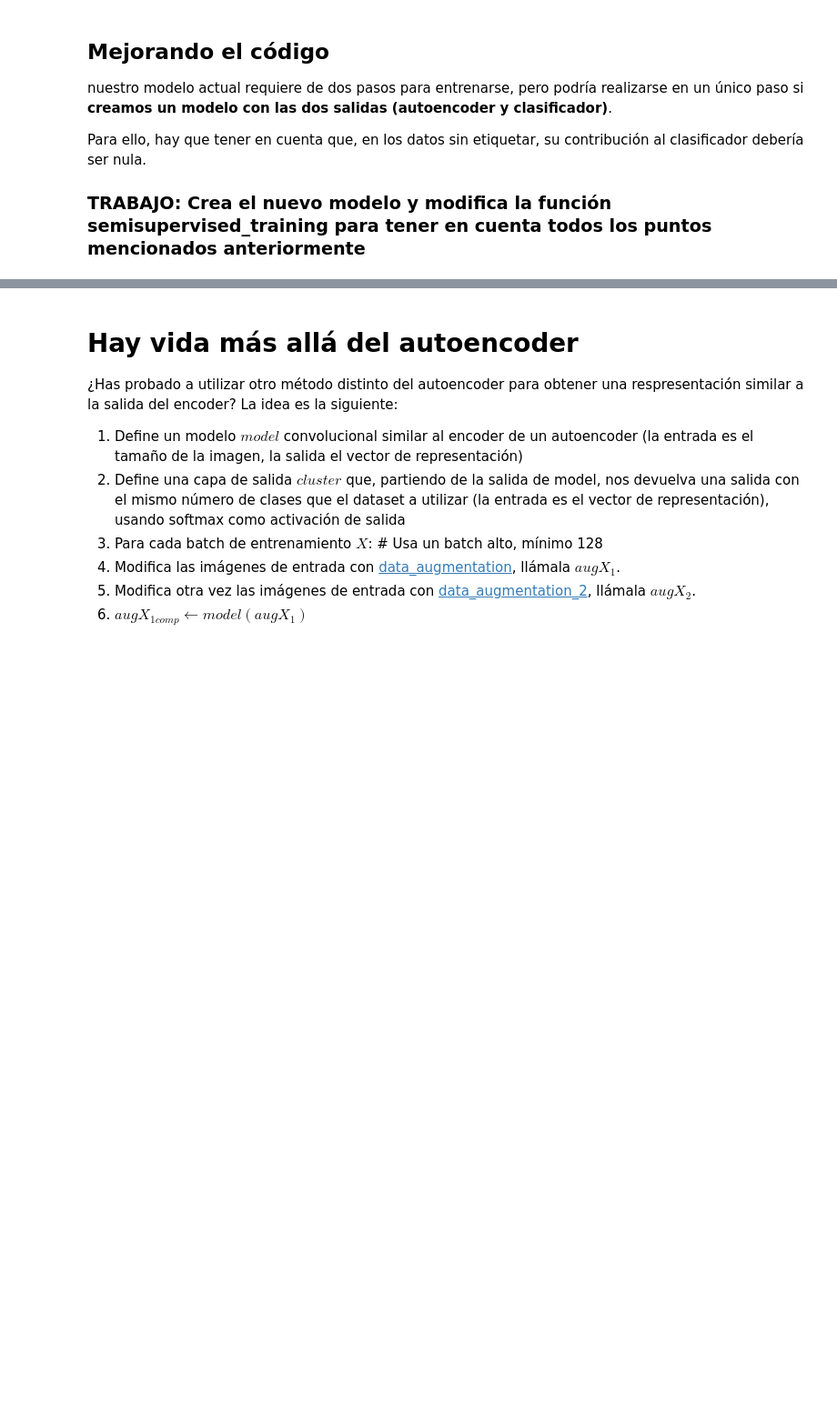
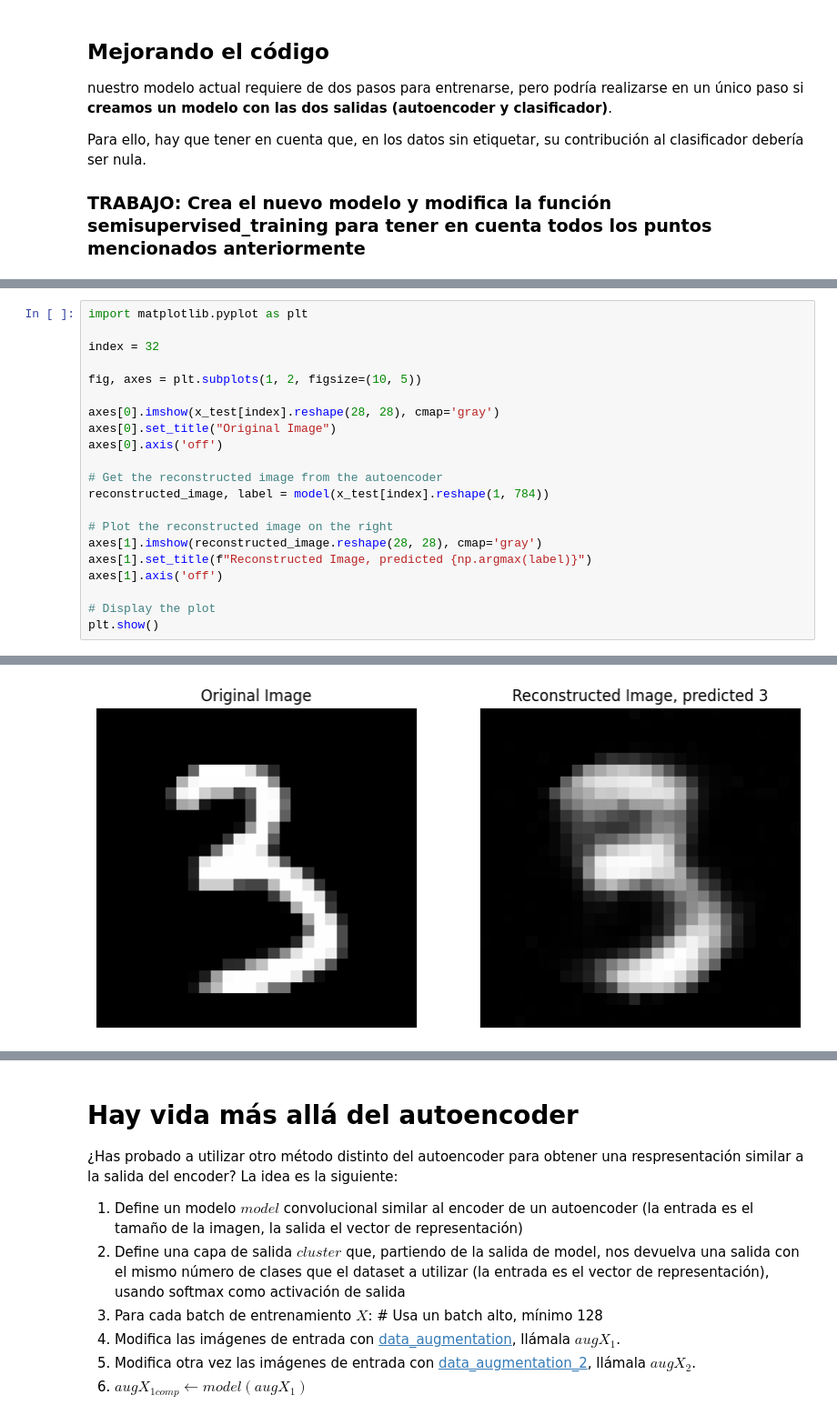
Before and after one commit to PepeRoConde/3year2sem, a Jupyter notebook: maai/notebooks/Notebook 4 - Modelos Generativos.ipynb, the cells around one changed output, grey strips where cells are left out. Shown at 91% size. Saved outputs shown, nothing was run; the diff lists cells and outputs as text; blank space fills up the shorter version.

```diff
--- a/maai/notebooks/Notebook 4 - Modelos Generativos.ipynb
+++ b/maai/notebooks/Notebook 4 - Modelos Generativos.ipynb
@@ -333,0 +415,22 @@ Test accuracy : 0.72
+# %%
+import matplotlib.pyplot as plt
+
+index = 32
+
+fig, axes = plt.subplots(1, 2, figsize=(10, 5))
+
+axes[0].imshow(x_test[index].reshape(28, 28), cmap='gray')
+axes[0].set_title("Original Image")
+axes[0].axis('off')
+
+# Get the reconstructed image from the autoencoder
+reconstructed_image, label = model(x_test[index].reshape(1, 784))
+
+# Plot the reconstructed image on the right
+axes[1].imshow(reconstructed_image.reshape(28, 28), cmap='gray')
+axes[1].set_title(f"Reconstructed Image, predicted {np.argmax(label)}")
+axes[1].axis('off')
+
+# Display the plot
+plt.show()
+# %% [output]
@@ -334,2 +439,3 @@ Test accuracy : 0.72
+[figure, added]
 # %%
 import matplotlib.pyplot as plt
```
Also changed, not shown: parts of 24 cells of this notebook, 7 other files.
